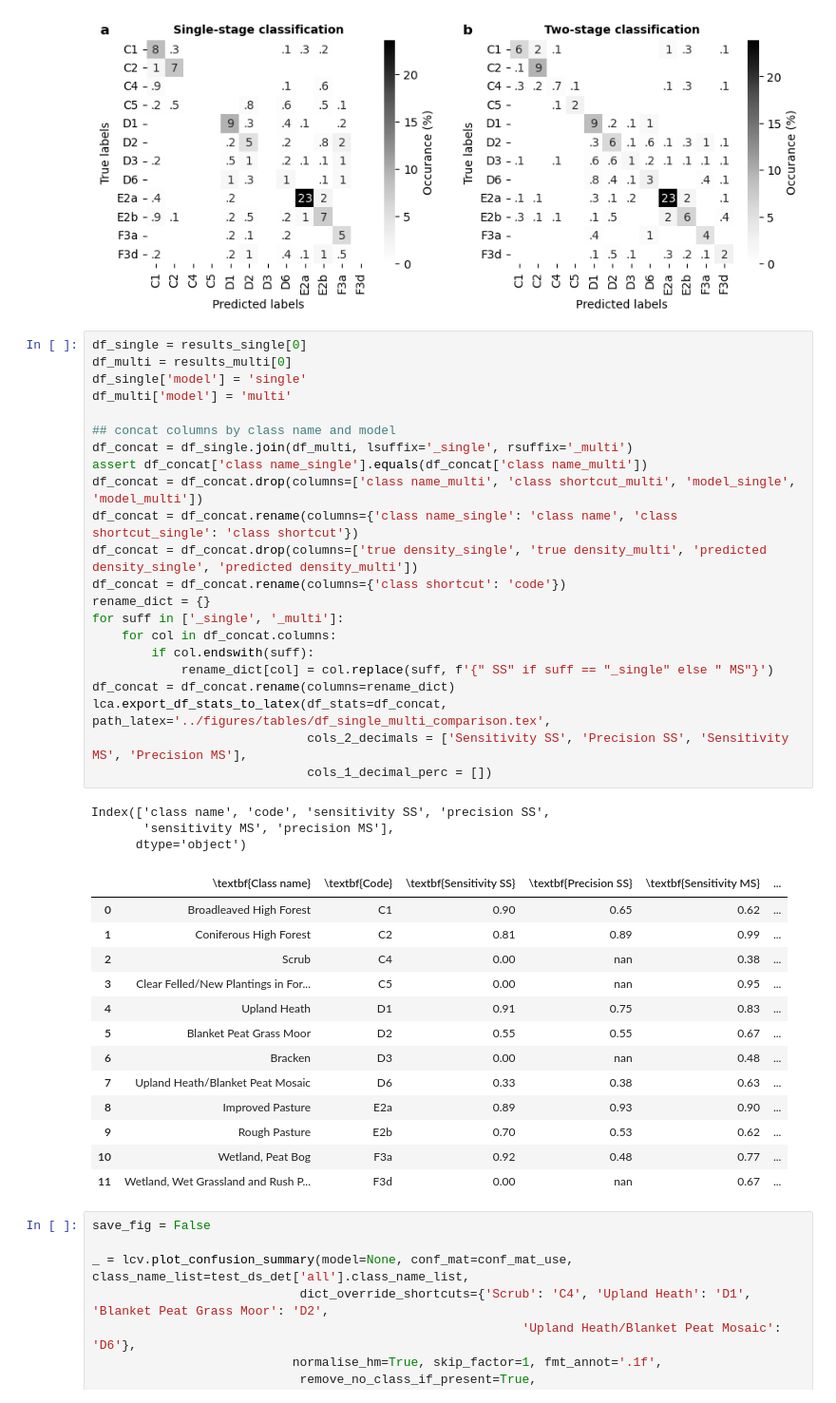
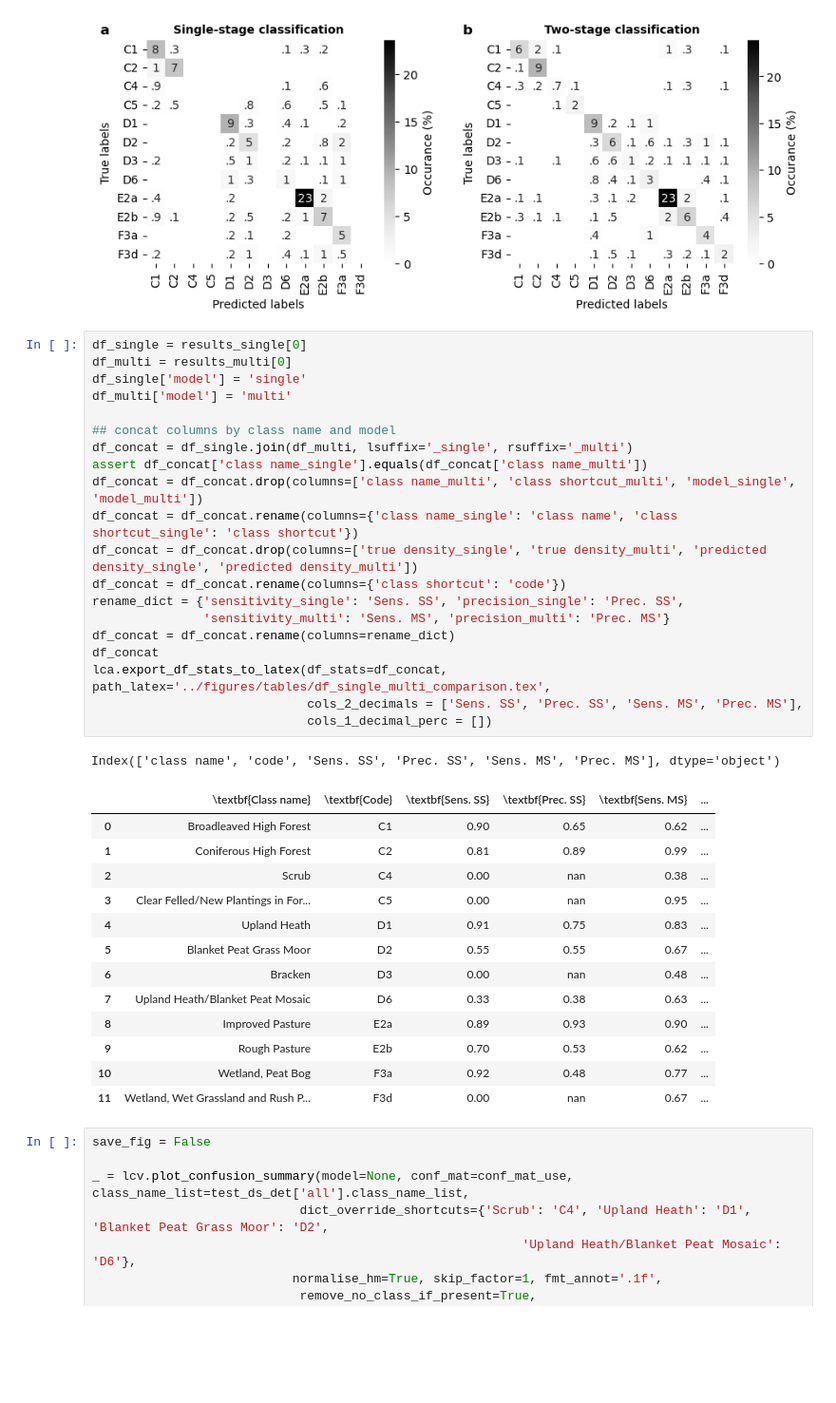
Before and after one commit to pdnpa/cnn-land-cover, a Jupyter notebook: notebooks/Figure CNN performance.ipynb, the cells around one changed output. Shown at 95% size. Cells and saved outputs as stored; diff of their text form; blank space fills up the shorter version.

```diff
--- a/notebooks/Figure CNN performance.ipynb
+++ b/notebooks/Figure CNN performance.ipynb
@@ -1216,30 +1216,26 @@ Removing NO CLASS from confusion matrix
 # %%
 df_single = results_single[0]
 df_multi = results_multi[0]
 df_single['model'] = 'single'
 df_multi['model'] = 'multi'
 
 ## concat columns by class name and model
 df_concat = df_single.join(df_multi, lsuffix='_single', rsuffix='_multi')
 assert df_concat['class name_single'].equals(df_concat['class name_multi'])
 df_concat = df_concat.drop(columns=['class name_multi', 'class shortcut_multi', 'model_single', 'model_multi'])
 df_concat = df_concat.rename(columns={'class name_single': 'class name', 'class shortcut_single': 'class shortcut'})
 df_concat = df_concat.drop(columns=['true density_single', 'true density_multi', 'predicted density_single', 'predicted density_multi'])
 df_concat = df_concat.rename(columns={'class shortcut': 'code'})
-rename_dict = {}
-for suff in ['_single', '_multi']:
-    for col in df_concat.columns:
-        if col.endswith(suff):
-            rename_dict[col] = col.replace(suff, f'{" SS" if suff == "_single" else " MS"}')
+rename_dict = {'sensitivity_single': 'Sens. SS', 'precision_single': 'Prec. SS',
+               'sensitivity_multi': 'Sens. MS', 'precision_multi': 'Prec. MS'}
 df_concat = df_concat.rename(columns=rename_dict)
+df_concat
 lca.export_df_stats_to_latex(df_stats=df_concat, path_latex='../figures/tables/df_single_multi_comparison.tex',
-                             cols_2_decimals = ['Sensitivity SS', 'Precision SS', 'Sensitivity MS', 'Precision MS'],
+                             cols_2_decimals = ['Sens. SS', 'Prec. SS', 'Sens. MS', 'Prec. MS'],
                              cols_1_decimal_perc = [])
 # %% [output]
-Index(['class name', 'code', 'sensitivity SS', 'precision SS',
-       'sensitivity MS', 'precision MS'],
-      dtype='object')
+Index(['class name', 'code', 'Sens. SS', 'Prec. SS', 'Sens. MS', 'Prec. MS'], dtype='object')
-|  | \textbf{Class name} | \textbf{Code} | \textbf{Sensitivity SS} | \textbf{Precision SS} | \textbf{Sensitivity MS} | ... |
+|  | \textbf{Class name} | \textbf{Code} | \textbf{Sens. SS} | \textbf{Prec. SS} | \textbf{Sens. MS} | ... |
 | 0 | Broadleaved High Forest | C1 | 0.90 | 0.65 | 0.62 | ... |
 | 1 | Coniferous High Forest | C2 | 0.81 | 0.89 | 0.99 | ... |
 | 2 | Scrub | C4 | 0.00 | nan | 0.38 | ... |
```
Also changed, not shown: 1 other file.
